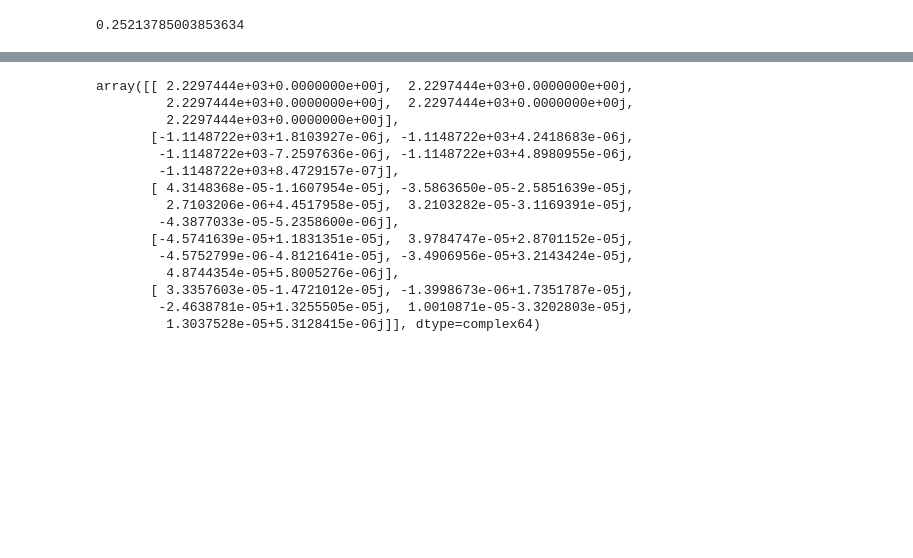
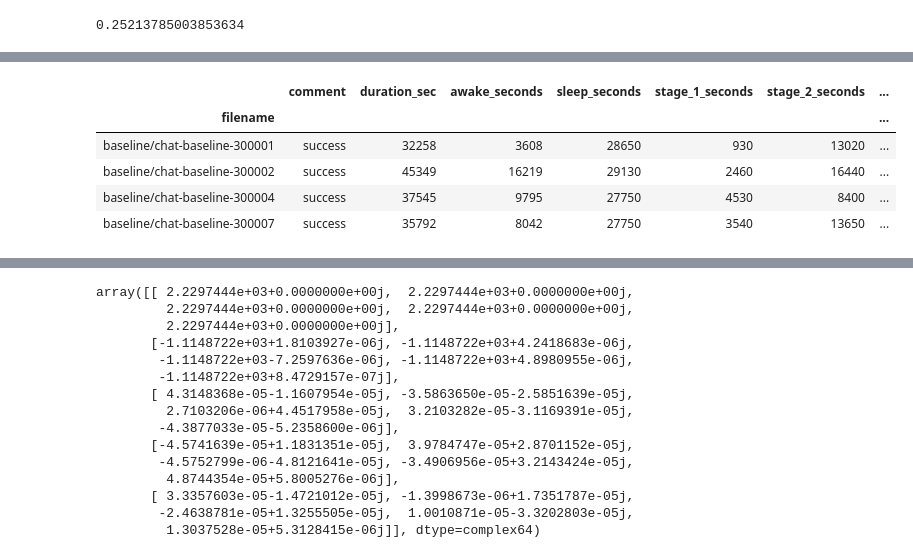
Before and after one commit to jonathanbranam/aisdb, a Jupyter notebook: FirstReadEDF.ipynb, the cells around one changed output, grey strips where cells are left out. Drawn from its saved outputs; the diff is of its cells as text; code cells hidden in the pictures; blank space fills up the shorter version.

```diff
--- a/FirstReadEDF.ipynb
+++ b/FirstReadEDF.ipynb
@@ -433,0 +741,9 @@ Wall time: 9.12 s
+# %%
+results_df.head(4)
+# %% [output]
+|  | comment | duration_sec | awake_seconds | sleep_seconds | stage_1_seconds | stage_2_seconds | ... |
+| filename |  |  |  |  |  |  | ... |
+| baseline/chat-baseline-300001 | success | 32258 | 3608 | 28650 | 930 | 13020 | ... |
+| baseline/chat-baseline-300002 | success | 45349 | 16219 | 29130 | 2460 | 16440 | ... |
+| baseline/chat-baseline-300004 | success | 37545 | 9795 | 27750 | 4530 | 8400 | ... |
+| baseline/chat-baseline-300007 | success | 35792 | 8042 | 27750 | 3540 | 13650 | ... |
```
Also changed, not shown: parts of 43 cells of this notebook, 2 other files.
